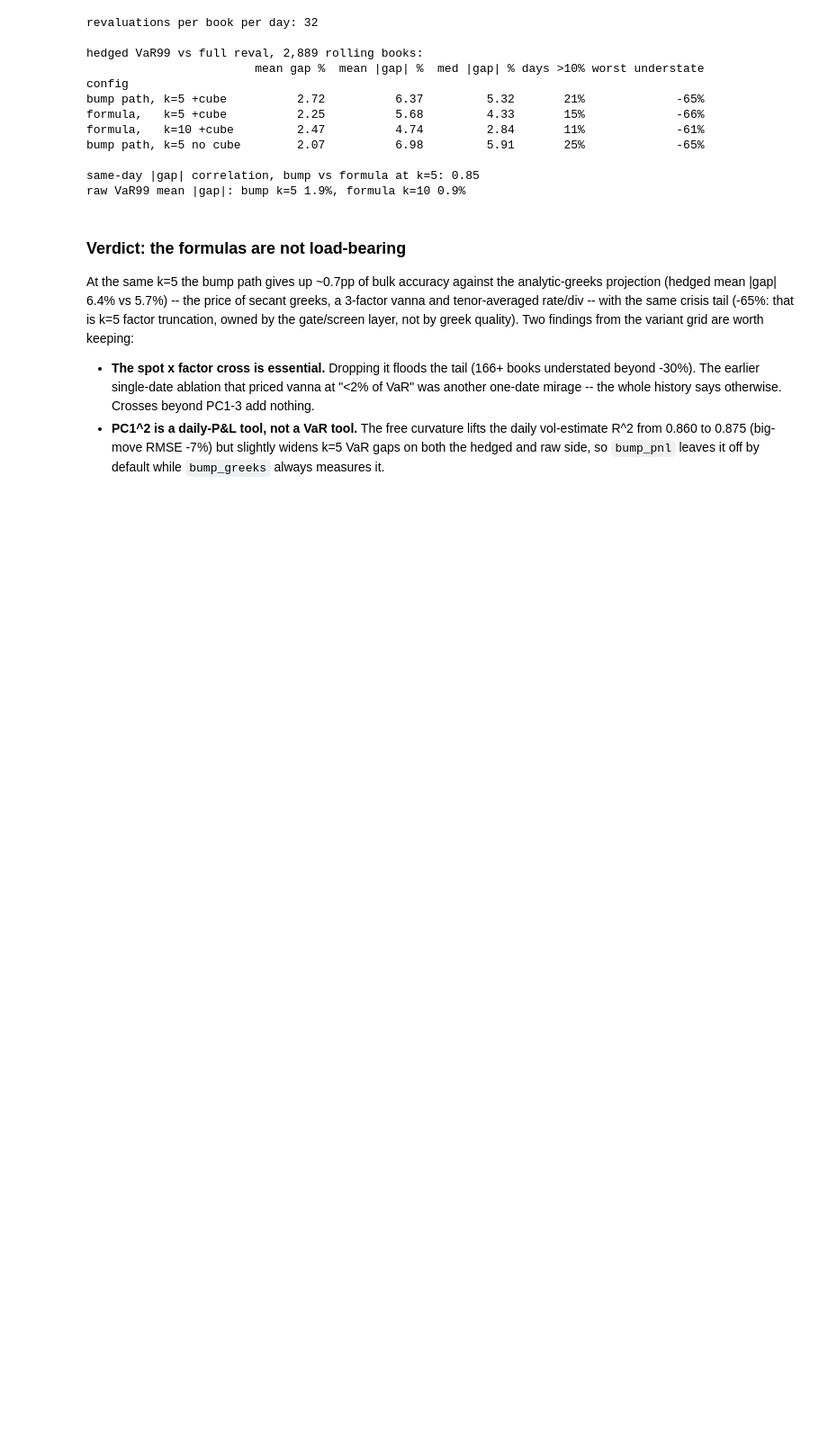
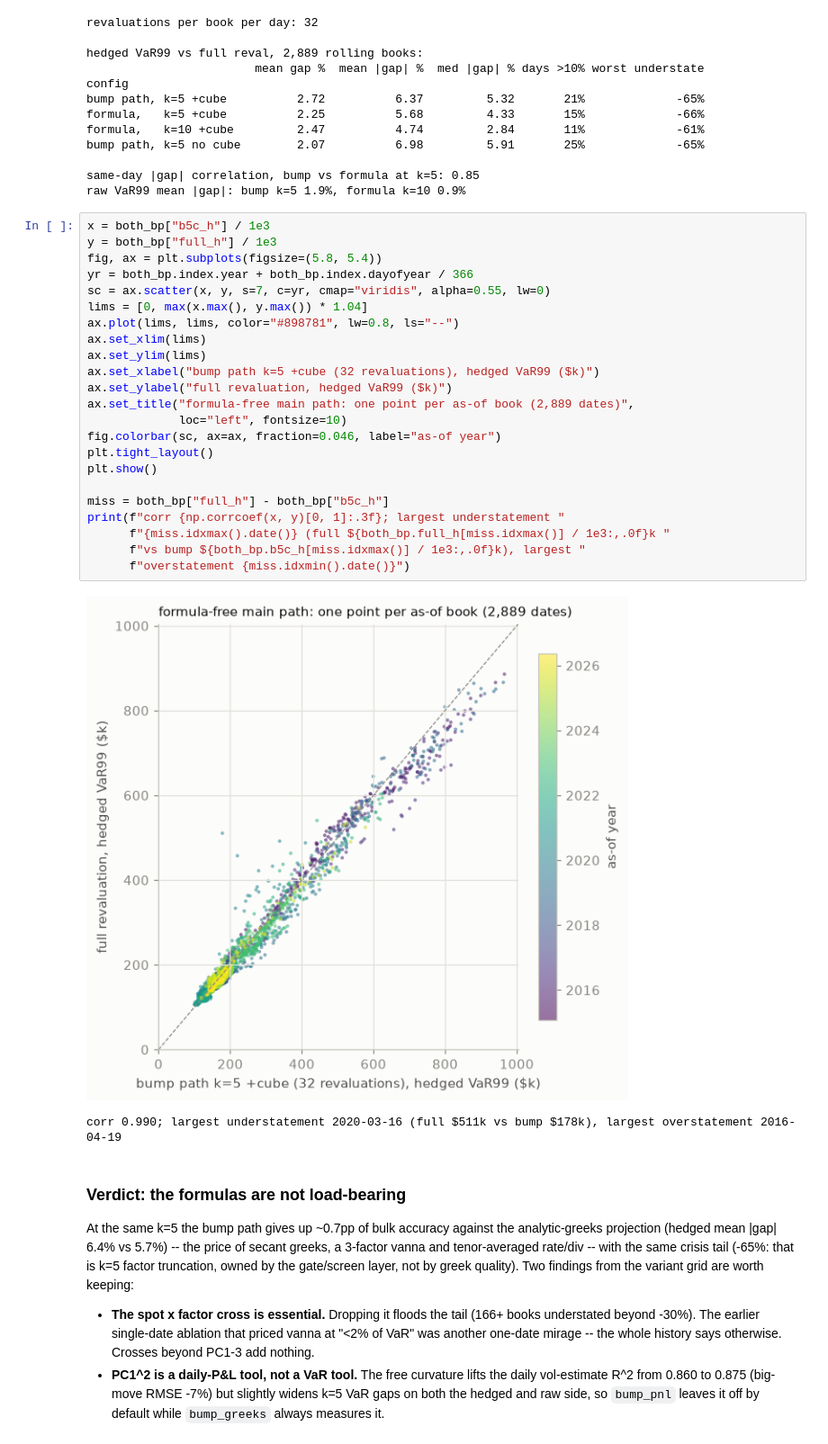
Before and after one commit to yufeng66/vol_pca, a Jupyter notebook: historical_var.ipynb, the cells around one changed output. Shown at 90% size. Cells and saved outputs as stored; diff of their text form; blank space fills up the shorter version.

Commit message:
Bump-path vs full-reval scatter in the notebook
Same per-book view as the k=4 formula scatter, for the formula-free main
path (bump k=5 +cube, 32 revaluations): corr 0.990 across 2,889 books,
worst understatement the 2020-03-16 truncation book, largest
overstatement mid-2016.

Co-Authored-By: Claude Fable 5 <noreply@anthropic.com>
Claude-Session: https://claude.ai/code/session_01DSpuCaPoVmm3gAmQY78ofu

```diff
--- a/historical_var.ipynb
+++ b/historical_var.ipynb
@@ -653,6 +653,32 @@ bump path, k=5 no cube        2.07          6.98         5.91       25%
 
 same-day |gap| correlation, bump vs formula at k=5: 0.85
 raw VaR99 mean |gap|: bump k=5 1.9%, formula k=10 0.9%
+# %%
+x = both_bp["b5c_h"] / 1e3
+y = both_bp["full_h"] / 1e3
+fig, ax = plt.subplots(figsize=(5.8, 5.4))
+yr = both_bp.index.year + both_bp.index.dayofyear / 366
+sc = ax.scatter(x, y, s=7, c=yr, cmap="viridis", alpha=0.55, lw=0)
+lims = [0, max(x.max(), y.max()) * 1.04]
+ax.plot(lims, lims, color="#898781", lw=0.8, ls="--")
+ax.set_xlim(lims)
+ax.set_ylim(lims)
+ax.set_xlabel("bump path k=5 +cube (32 revaluations), hedged VaR99 ($k)")
+ax.set_ylabel("full revaluation, hedged VaR99 ($k)")
+ax.set_title("formula-free main path: one point per as-of book (2,889 dates)",
+             loc="left", fontsize=10)
+fig.colorbar(sc, ax=ax, fraction=0.046, label="as-of year")
+plt.tight_layout()
+plt.show()
+
+miss = both_bp["full_h"] - both_bp["b5c_h"]
+print(f"corr {np.corrcoef(x, y)[0, 1]:.3f}; largest understatement "
+      f"{miss.idxmax().date()} (full ${both_bp.full_h[miss.idxmax()] / 1e3:,.0f}k "
+      f"vs bump ${both_bp.b5c_h[miss.idxmax()] / 1e3:,.0f}k), largest "
+      f"overstatement {miss.idxmin().date()}")
+# %% [output]
+[figure, added]
+corr 0.990; largest understatement 2020-03-16 (full $511k vs bump $178k), largest overstatement 2016-04-19
 # %% [markdown]
 ### Verdict: the formulas are not load-bearing
 
```
